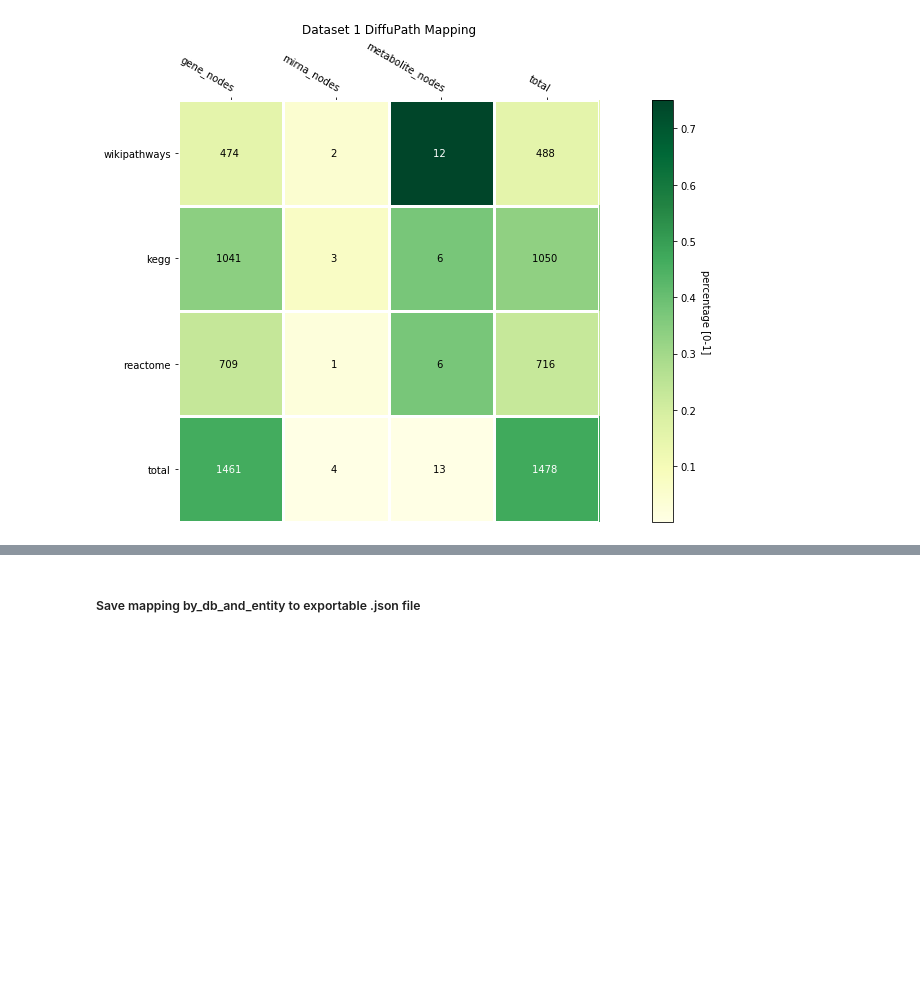
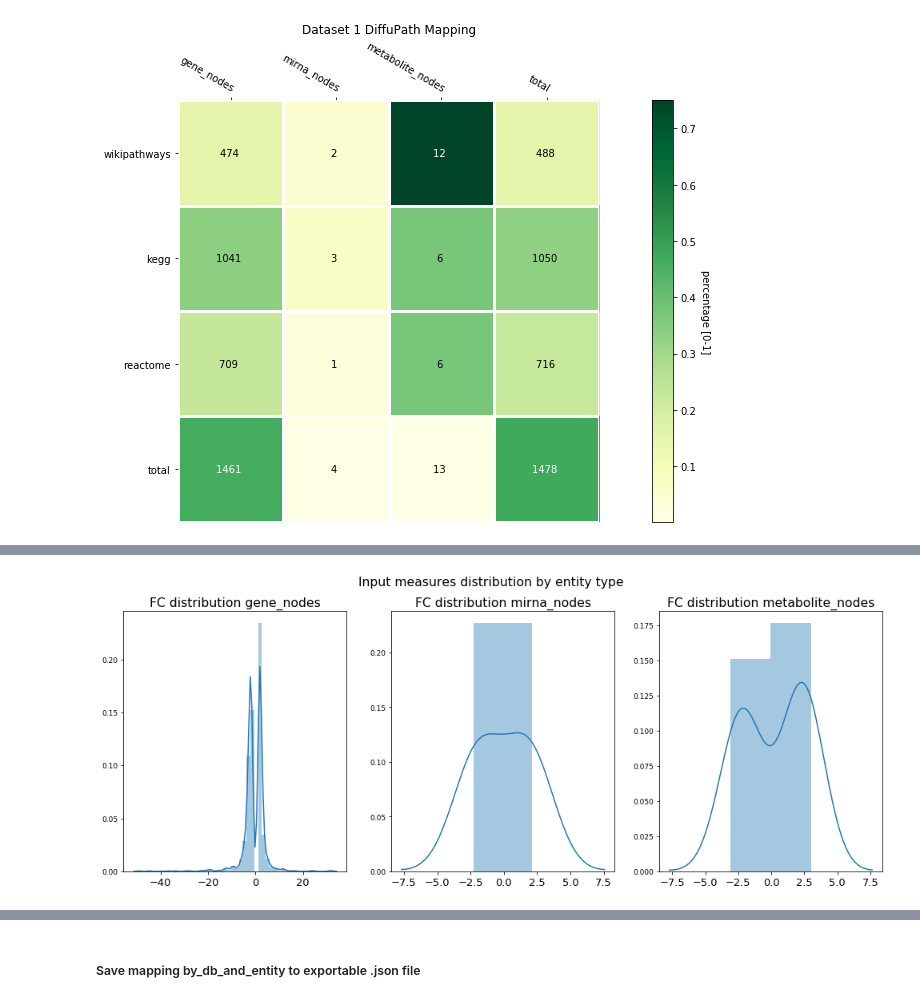
Before and after one commit to multipaths/Results, a Jupyter notebook: notebooks/processing_datasets/dataset_1.ipynb, the cells around one changed output, grey strips where cells are left out. Cells and saved outputs as stored; diff of their text form; code cells hidden in the pictures; blank space fills up the shorter version.

```diff
--- a/notebooks/processing_datasets/dataset_1.ipynb
+++ b/notebooks/processing_datasets/dataset_1.ipynb
@@ -198,0 +227,4 @@ show_heatmap(count, percentage, db_labels, entity_labels, 'Dataset 1 DiffuPath M
+# %%
+show_distribution(mapping_by_entity, "Input measures distribution by entity type", "FC distribution")
+# %% [output]
+[figure, added]
```
Also changed, not shown: parts of 12 cells of this notebook, 4 other files.
